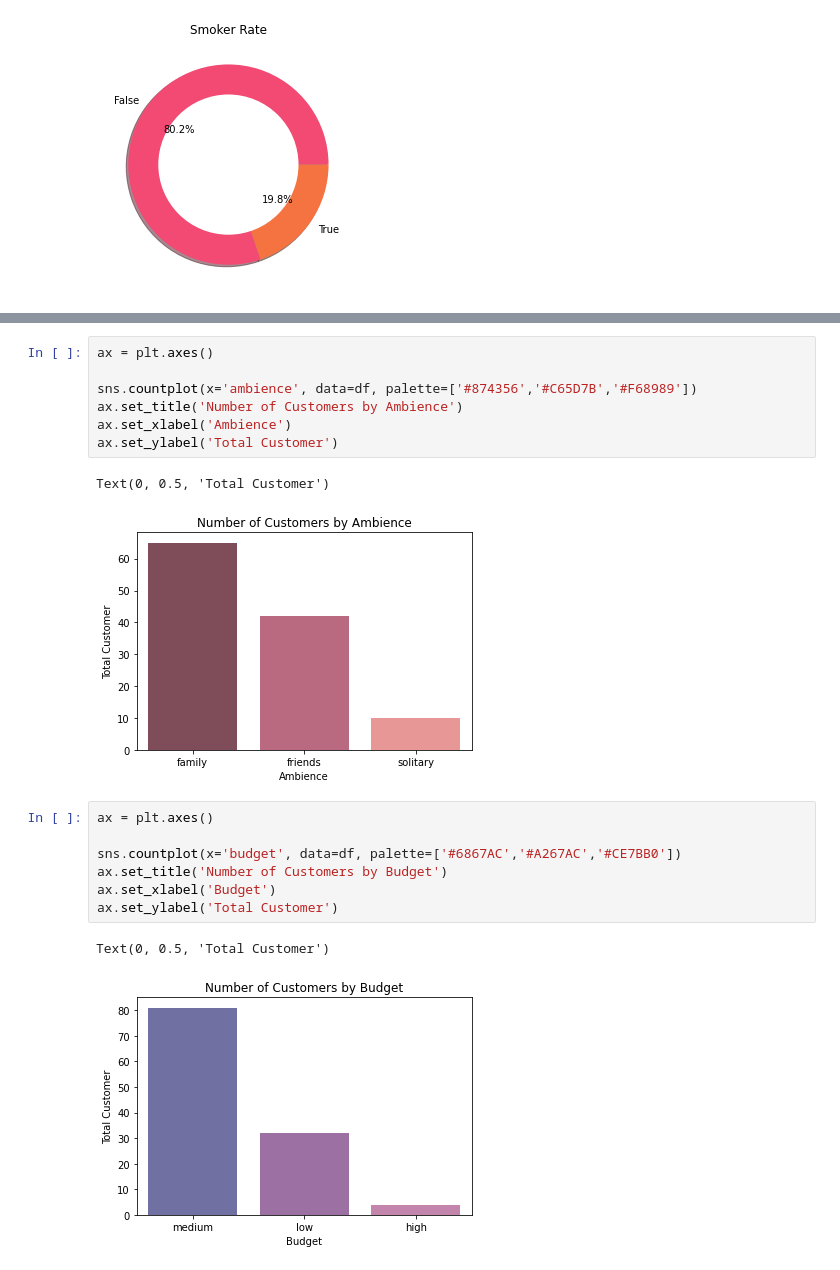
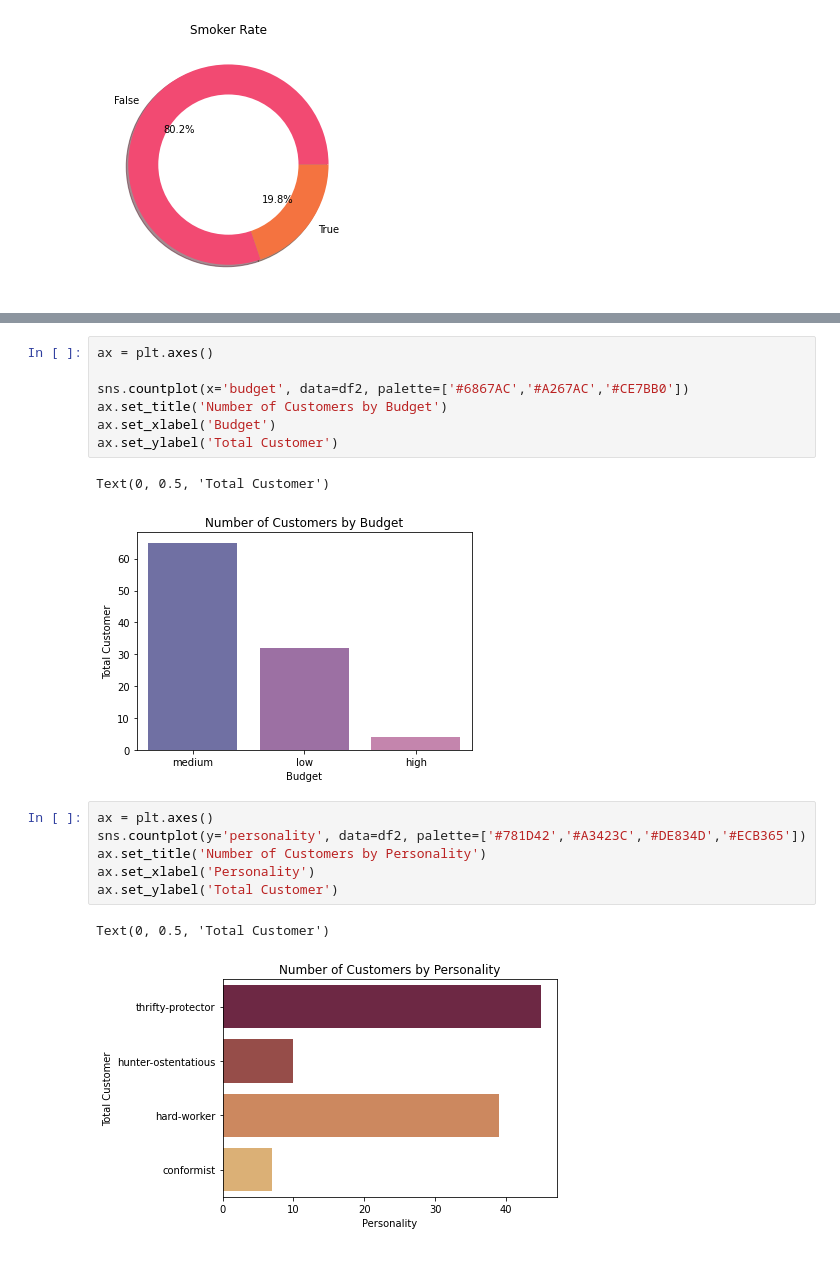
Before and after one commit to crzysab/Stupen-Task, a Jupyter notebook: Task3_Group1.ipynb, the cells around one changed output, grey strips where cells are left out. Saved outputs shown, nothing was run; the diff lists cells and outputs as text.

```diff
--- a/Task3_Group1.ipynb
+++ b/Task3_Group1.ipynb
@@ -285,20 +311,19 @@ plt.show()
 # %%
 ax = plt.axes()
 
-sns.countplot(x='ambience', data=df, palette=['#874356','#C65D7B','#F68989'])
-ax.set_title('Number of Customers by Ambience')
-ax.set_xlabel('Ambience')
+sns.countplot(x='budget', data=df2, palette=['#6867AC','#A267AC','#CE7BB0'])
+ax.set_title('Number of Customers by Budget')
+ax.set_xlabel('Budget')
 ax.set_ylabel('Total Customer')
 # %% [output]
 Text(0, 0.5, 'Total Customer')
-[figure, old version]
+[figure, new version]
 # %%
 ax = plt.axes()
-
-sns.countplot(x='budget', data=df, palette=['#6867AC','#A267AC','#CE7BB0'])
-ax.set_title('Number of Customers by Budget')
-ax.set_xlabel('Budget')
+sns.countplot(y='personality', data=df2, palette=['#781D42','#A3423C','#DE834D','#ECB365'])
+ax.set_title('Number of Customers by Personality')
+ax.set_xlabel('Personality')
 ax.set_ylabel('Total Customer')
 # %% [output]
 Text(0, 0.5, 'Total Customer')
-[figure, old version]
+[figure, new version]
```
Also changed, not shown: parts of 6 cells of this notebook.
